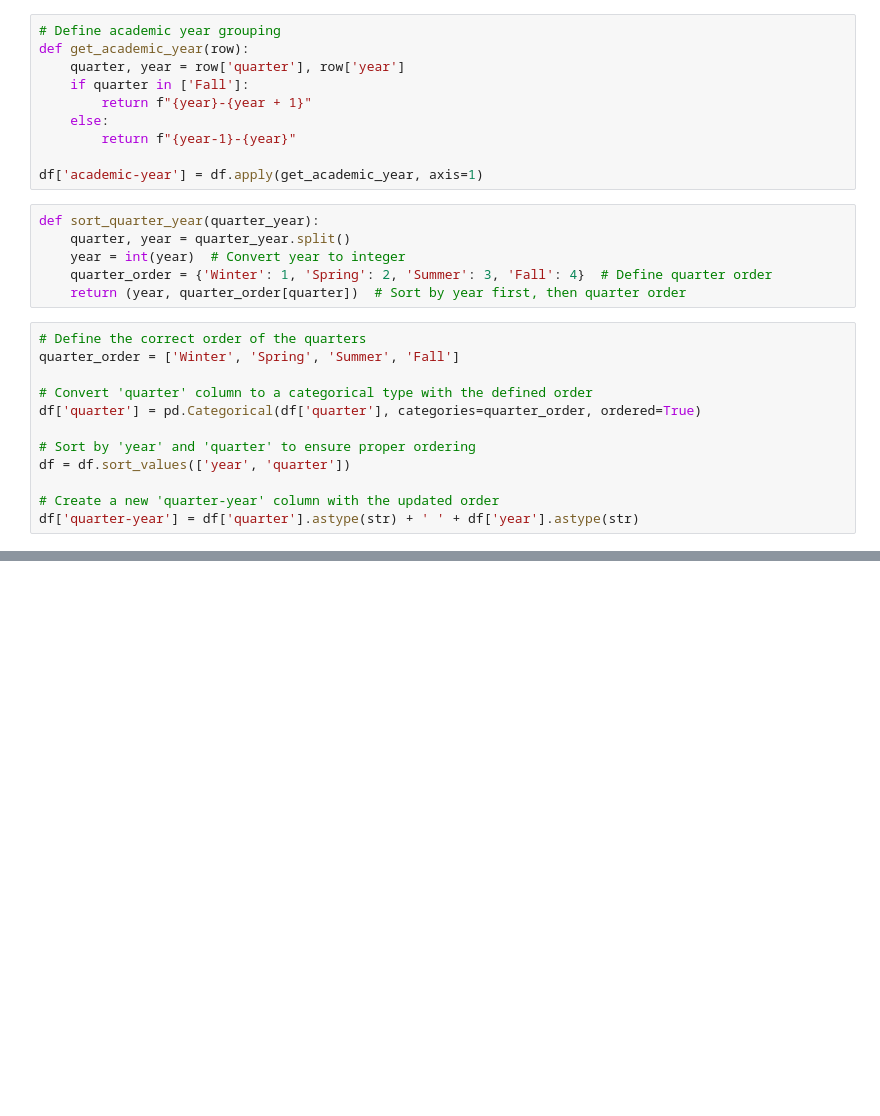
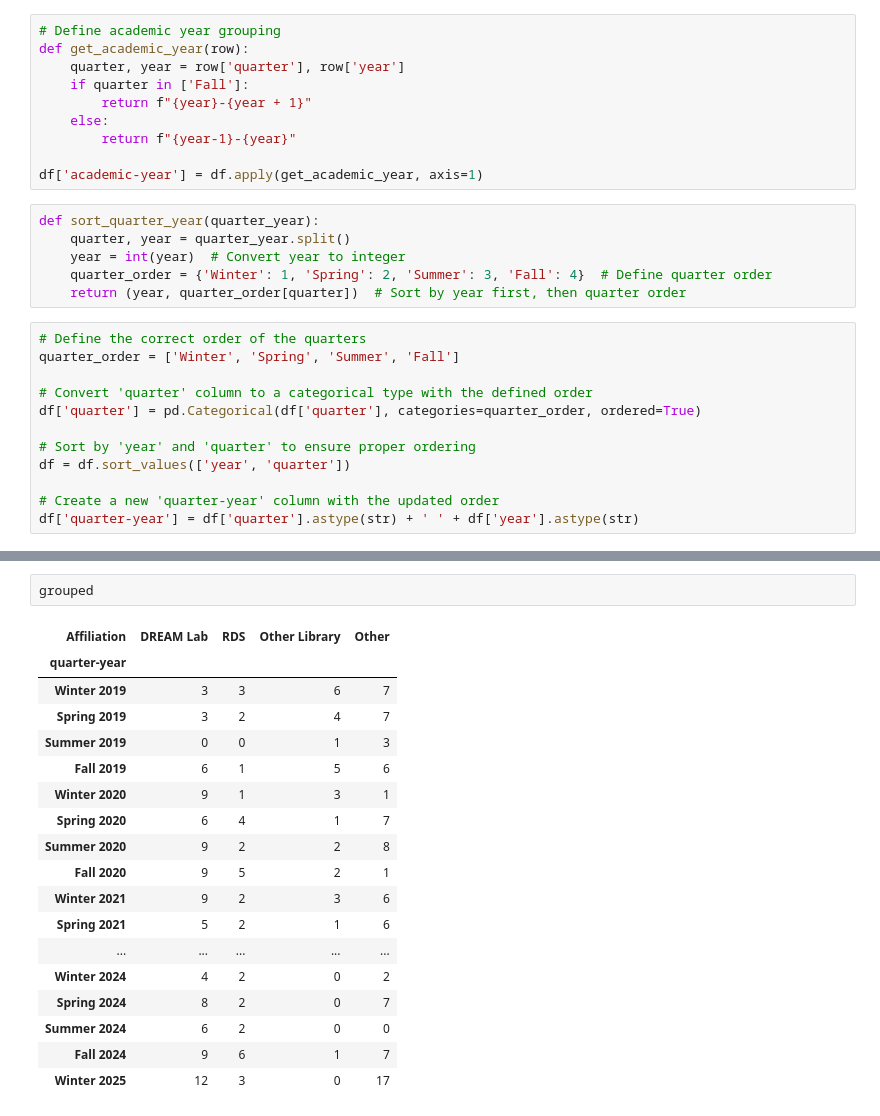
Before and after one commit to josenino95/workshops-list, a Jupyter notebook: graph_library_instructors.ipynb, the cells around one changed output, grey strips where cells are left out. Saved outputs shown, nothing was run; the diff lists cells and outputs as text; blank space fills up the shorter version.

```diff
--- a/graph_library_instructors.ipynb
+++ b/graph_library_instructors.ipynb
@@ -109,3 +125,24 @@ plt.show()
+# %%
+grouped
+# %% [output]
+| Affiliation | DREAM Lab | RDS | Other Library | Other |
+| quarter-year |  |  |  |  |
+| Winter 2019 | 3 | 3 | 6 | 7 |
+| Spring 2019 | 3 | 2 | 4 | 7 |
+| Summer 2019 | 0 | 0 | 1 | 3 |
+| Fall 2019 | 6 | 1 | 5 | 6 |
+| Winter 2020 | 9 | 1 | 3 | 1 |
+| Spring 2020 | 6 | 4 | 1 | 7 |
+| Summer 2020 | 9 | 2 | 2 | 8 |
+| Fall 2020 | 9 | 5 | 2 | 1 |
+| Winter 2021 | 9 | 2 | 3 | 6 |
+| Spring 2021 | 5 | 2 | 1 | 6 |
+| ... | ... | ... | ... | ... |
+| Winter 2024 | 4 | 2 | 0 | 2 |
+| Spring 2024 | 8 | 2 | 0 | 7 |
+| Summer 2024 | 6 | 2 | 0 | 0 |
+| Fall 2024 | 9 | 6 | 1 | 7 |
+| Winter 2025 | 12 | 3 | 0 | 17 |
 # %%
 # Convert the counts to percentages (row-wise)
 grouped_percent = grouped.div(grouped.sum(axis=1), axis=0) * 100
```
Also changed, not shown: parts of 11 cells of this notebook, 9 other files.
